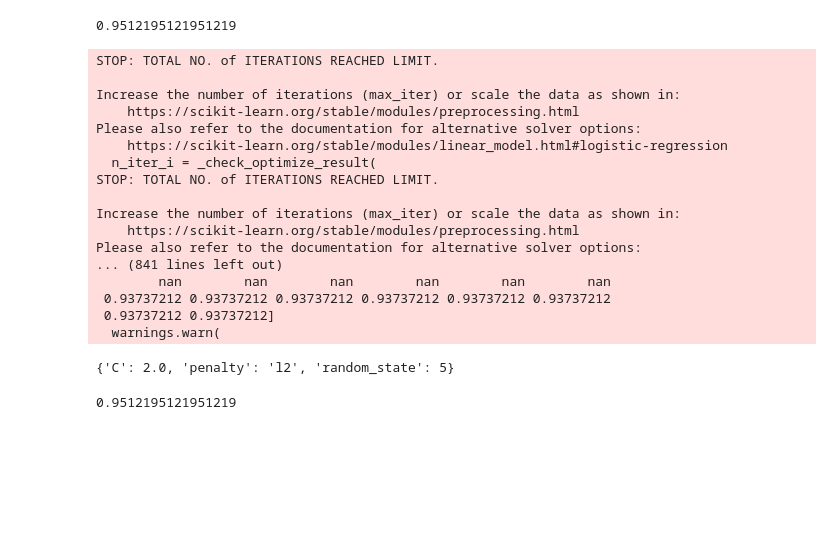
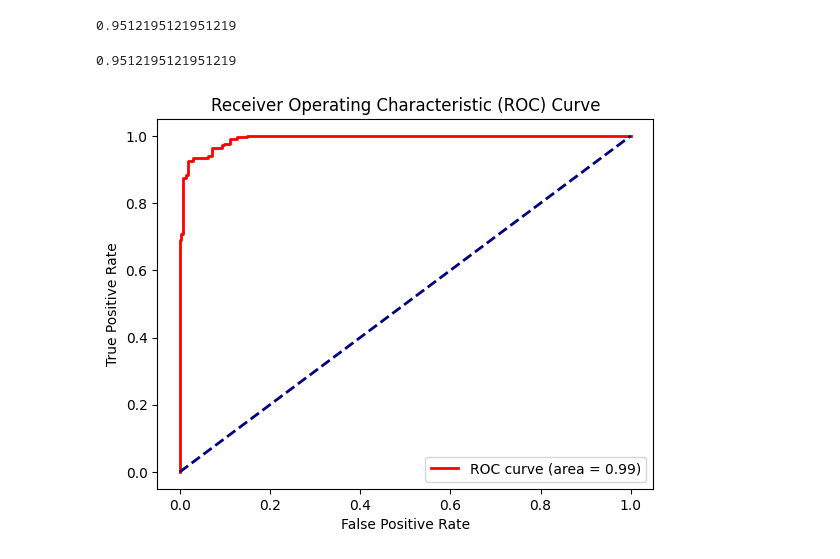
Before and after one commit to NikhilJuneja9/Malacious-url-detection, a Jupyter notebook: Model_training.ipynb, the cells around one changed output. Cells and saved outputs as stored; diff of their text form; code cells hidden in the pictures; blank space fills up the shorter version.

Commit message:
Roc_curve_added

```diff
--- a/Model_training.ipynb
+++ b/Model_training.ipynb
@@ -25,32 +24,26 @@ accuracy
 0.9512195121951219
 # %%
 #hyper parameter tuning
-params = {"penalty" : ['l1', 'l2', 'elasticnet', None],"random_state":[5,10,,20,43,32,60,70,32],"C":[1.0,.08,0.7,1.5,2.0,0.3,1.7]}
+params = {"penalty" : ['l1', 'l2', 'elasticnet', None],"random_state":[5,10,,20,43,32,60,70],"C":[1.0,.08,0.7,1.5,2.0,0.3,1.7]}
 grid_search = GridSearchCV(LogisticRegression(),params,cv=5)
 grid_search.fit(x_train,y_train)
-best_params = grid_search.best_params_
-best_params
-# %% [output]
-STOP: TOTAL NO. of ITERATIONS REACHED LIMIT.
-
-Increase the number of iterations (max_iter) or scale the data as shown in:
-    https://scikit-learn.org/stable/modules/preprocessing.html
-Please also refer to the documentation for alternative solver options:
-    https://scikit-learn.org/stable/modules/linear_model.html#logistic-regression
-  n_iter_i = _check_optimize_result(
-STOP: TOTAL NO. of ITERATIONS REACHED LIMIT.
-
-Increase the number of iterations (max_iter) or scale the data as shown in:
-    https://scikit-learn.org/stable/modules/preprocessing.html
-Please also refer to the documentation for alternative solver options:
-... (841 lines left out)
-        nan        nan        nan        nan        nan        nan
- 0.93737212 0.93737212 0.93737212 0.93737212 0.93737212 0.93737212
- 0.93737212 0.93737212]
-  warnings.warn(
-{'C': 2.0, 'penalty': 'l2', 'random_state': 5}
 # %%
 y_predict = grid_search.predict(x_test)
 accuracy_score(y_test,y_predict)
 # %% [output]
 0.9512195121951219
+# %%
+#visualisation
+fpr, tpr, thresholds = roc_curve(y_test, model.predict_proba(x_test)[:, 1])
+roc_auc = auc(fpr, tpr)
+# %%
+plt.figure()
+plt.plot(fpr,tpr,color = "red",lw=2,label='ROC curve (area = {:.2f})'.format(roc_auc))
+plt.plot([0, 1], [0, 1], color='navy', lw=2, linestyle='--')
+plt.xlabel('False Positive Rate')
+plt.ylabel('True Positive Rate')
+plt.title('Receiver Operating Characteristic (ROC) Curve')
+plt.legend(loc="lower right")
+plt.show()
+# %% [output]
+[figure, added]
```
Also changed, not shown: parts of 2 cells of this notebook.
